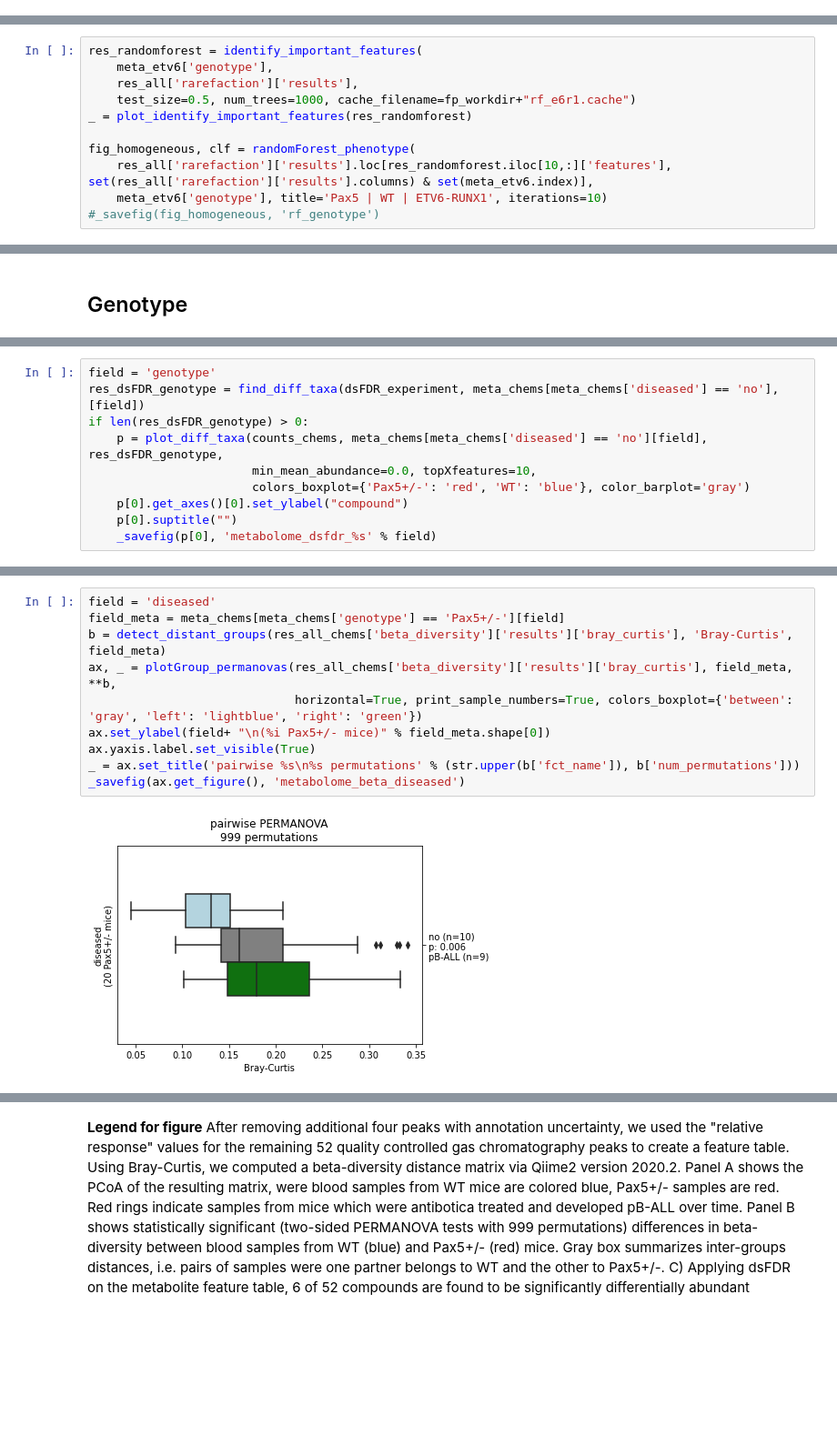
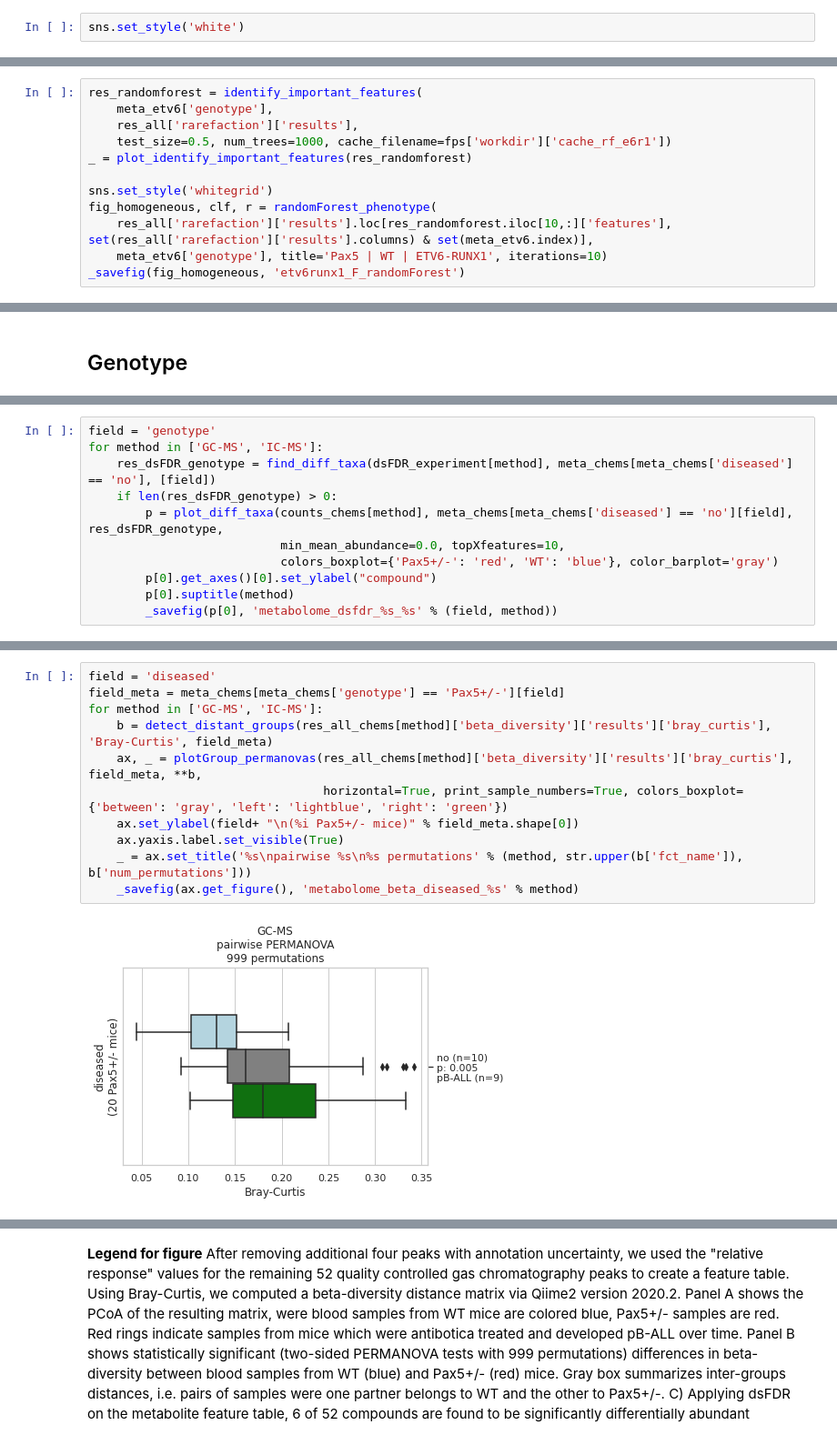
Before and after one commit to jlab/microbiome_pax5, a Jupyter notebook: 4Cohorts/pax5_cohousing_abx_bmt.ipynb, the cells around one changed output, grey strips where cells are left out. Shown at 91% size. Cells and saved outputs as stored; diff of their text form; blank space fills up the shorter version.

```diff
--- a/4Cohorts/pax5_cohousing_abx_bmt.ipynb
+++ b/4Cohorts/pax5_cohousing_abx_bmt.ipynb
@@ -270,0 +997,2 @@ axes.get_legend().set_title('')
+# %%
+sns.set_style('white')
@@ -830,12 +1979,13 @@ Looking at taxonomy plots do not reveal statistically significant differences in
 res_randomforest = identify_important_features(
     meta_etv6['genotype'],
     res_all['rarefaction']['results'],
-    test_size=0.5, num_trees=1000, cache_filename=fp_workdir+"rf_e6r1.cache")
+    test_size=0.5, num_trees=1000, cache_filename=fps['workdir']['cache_rf_e6r1'])
 _ = plot_identify_important_features(res_randomforest)
 
-fig_homogeneous, clf = randomForest_phenotype(
+sns.set_style('whitegrid')
+fig_homogeneous, clf, r = randomForest_phenotype(
     res_all['rarefaction']['results'].loc[res_randomforest.iloc[10,:]['features'], set(res_all['rarefaction']['results'].columns) & set(meta_etv6.index)],
     meta_etv6['genotype'], title='Pax5 | WT | ETV6-RUNX1', iterations=10)
-#_savefig(fig_homogeneous, 'rf_genotype')
+_savefig(fig_homogeneous, 'etv6runx1_F_randomForest')
 # %% [output]
 identify_important_features: retrieved results from cache "Workdir/rf_e6r1.cache".
@@ -895,13 +2077,14 @@ _savefig(ax.get_figure(), 'metabolome_beta_genotype')
 # %%
 field = 'genotype'
-res_dsFDR_genotype = find_diff_taxa(dsFDR_experiment, meta_chems[meta_chems['diseased'] == 'no'], [field])
-if len(res_dsFDR_genotype) > 0:
-    p = plot_diff_taxa(counts_chems, meta_chems[meta_chems['diseased'] == 'no'][field], res_dsFDR_genotype,
-                       min_mean_abundance=0.0, topXfeatures=10,
-                       colors_boxplot={'Pax5+/-': 'red', 'WT': 'blue'}, color_barplot='gray')
-    p[0].get_axes()[0].set_ylabel("compound")
-    p[0].suptitle("")
-    _savefig(p[0], 'metabolome_dsfdr_%s' % field)
+for method in ['GC-MS', 'IC-MS']:
+    res_dsFDR_genotype = find_diff_taxa(dsFDR_experiment[method], meta_chems[meta_chems['diseased'] == 'no'], [field])
+    if len(res_dsFDR_genotype) > 0:
+        p = plot_diff_taxa(counts_chems[method], meta_chems[meta_chems['diseased'] == 'no'][field], res_dsFDR_genotype,
+                           min_mean_abundance=0.0, topXfeatures=10,
+                           colors_boxplot={'Pax5+/-': 'red', 'WT': 'blue'}, color_barplot='gray')
+        p[0].get_axes()[0].set_ylabel("compound")
+        p[0].suptitle(method)
+        _savefig(p[0], 'metabolome_dsfdr_%s_%s' % (field, method))
 # %% [output]
 Passing list-likes to .loc or [] with any missing label will raise
 KeyError in the future, you can use .reindex() as an alternative.
@@ -917,12 +2110,13 @@ https://pandas.pydata.org/pandas-docs/stable/user_guide/indexing.html#deprecate-
 # %%
 field = 'diseased'
 field_meta = meta_chems[meta_chems['genotype'] == 'Pax5+/-'][field]
-b = detect_distant_groups(res_all_chems['beta_diversity']['results']['bray_curtis'], 'Bray-Curtis', field_meta)
-ax, _ = plotGroup_permanovas(res_all_chems['beta_diversity']['results']['bray_curtis'], field_meta, **b,
-                             horizontal=True, print_sample_numbers=True, colors_boxplot={'between': 'gray', 'left': 'lightblue', 'right': 'green'})
-ax.set_ylabel(field+ "\n(%i Pax5+/- mice)" % field_meta.shape[0])
-ax.yaxis.label.set_visible(True)
-_ = ax.set_title('pairwise %s\n%s permutations' % (str.upper(b['fct_name']), b['num_permutations']))
-_savefig(ax.get_figure(), 'metabolome_beta_diseased')
+for method in ['GC-MS', 'IC-MS']:
+    b = detect_distant_groups(res_all_chems[method]['beta_diversity']['results']['bray_curtis'], 'Bray-Curtis', field_meta)
+    ax, _ = plotGroup_permanovas(res_all_chems[method]['beta_diversity']['results']['bray_curtis'], field_meta, **b,
+                                 horizontal=True, print_sample_numbers=True, colors_boxplot={'between': 'gray', 'left': 'lightblue', 'right': 'green'})
+    ax.set_ylabel(field+ "\n(%i Pax5+/- mice)" % field_meta.shape[0])
+    ax.yaxis.label.set_visible(True)
+    _ = ax.set_title('%s\npairwise %s\n%s permutations' % (method, str.upper(b['fct_name']), b['num_permutations']))
+    _savefig(ax.get_figure(), 'metabolome_beta_diseased_%s' % method)
 # %% [output]
-[figure, old version]
+[figure, new version]
```
Also changed, not shown: parts of 95 cells of this notebook, 6 other files.
